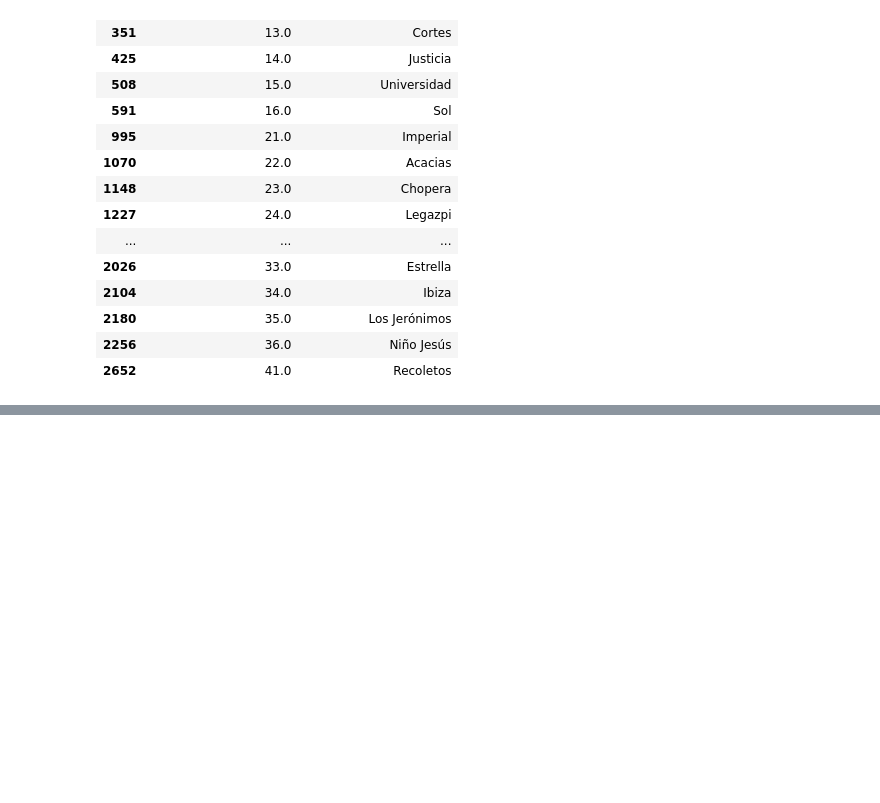
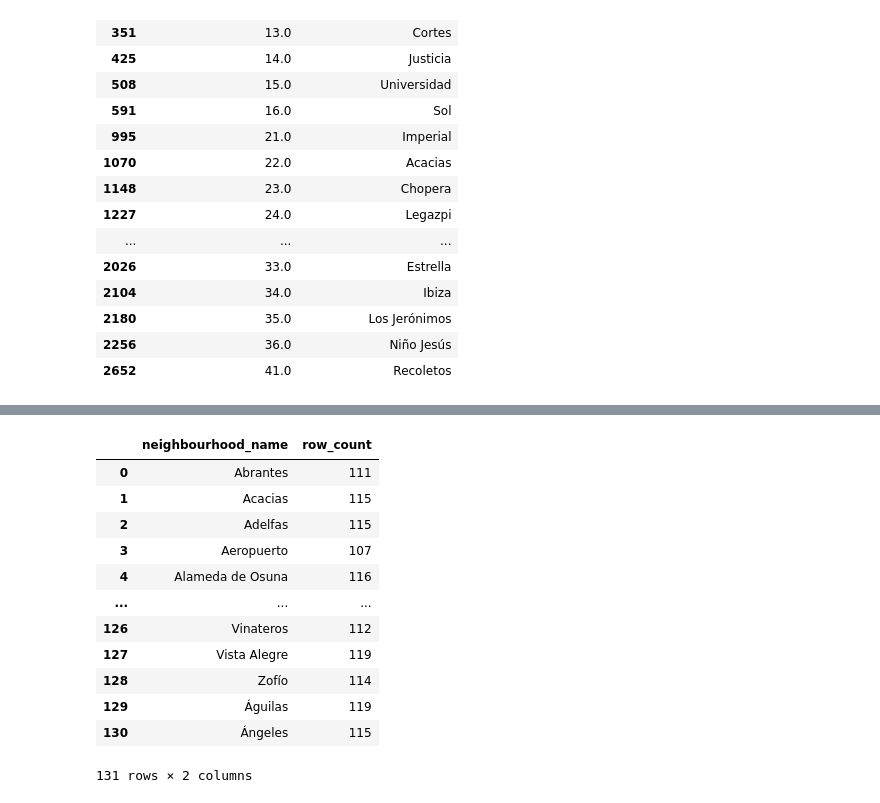
Before and after one commit to CharlieSm49/madrid-housing-ml, a Jupyter notebook: notebooks/02_cleaning_indicators.ipynb, the cells around one changed output, grey strips where cells are left out. Saved outputs shown, nothing was run; the diff lists cells and outputs as text; code cells hidden in the pictures; blank space fills up the shorter version.

```diff
--- a/notebooks/02_cleaning_indicators.ipynb
+++ b/notebooks/02_cleaning_indicators.ipynb
@@ -224,4 +193,24 @@ centro_district[
 # %%
-# Remove duplicates
-indicator_catalog = indicator_catalog.drop_duplicates()
+# Understanding if each neighbourhood in 2025 has the same amount of rows or if there are likely whitespaces
+# part 1: Create a catalog grouped by neighbourhood name
+neighbourhood_catalog = (indicators_clean_n[indicators_clean_n["dataset_version"] == 2025]
+    .groupby("neighbourhood_name")
+    .size()
+    .reset_index(name="row_count")
+)
+neighbourhood_catalog
+# %% [output]
+|  | neighbourhood_name | row_count |
+| 0 | Abrantes | 111 |
+| 1 | Acacias | 115 |
+| 2 | Adelfas | 115 |
+| 3 | Aeropuerto | 107 |
+| 4 | Alameda de Osuna | 116 |
+| ... | ... | ... |
+| 126 | Vinateros | 112 |
+| 127 | Vista Alegre | 119 |
+| 128 | Zofío | 114 |
+| 129 | Águilas | 119 |
+| 130 | Ángeles | 115 |
+131 rows × 2 columns
 # %%
```
Also changed, not shown: parts of 14 cells of this notebook, 10 other files.
